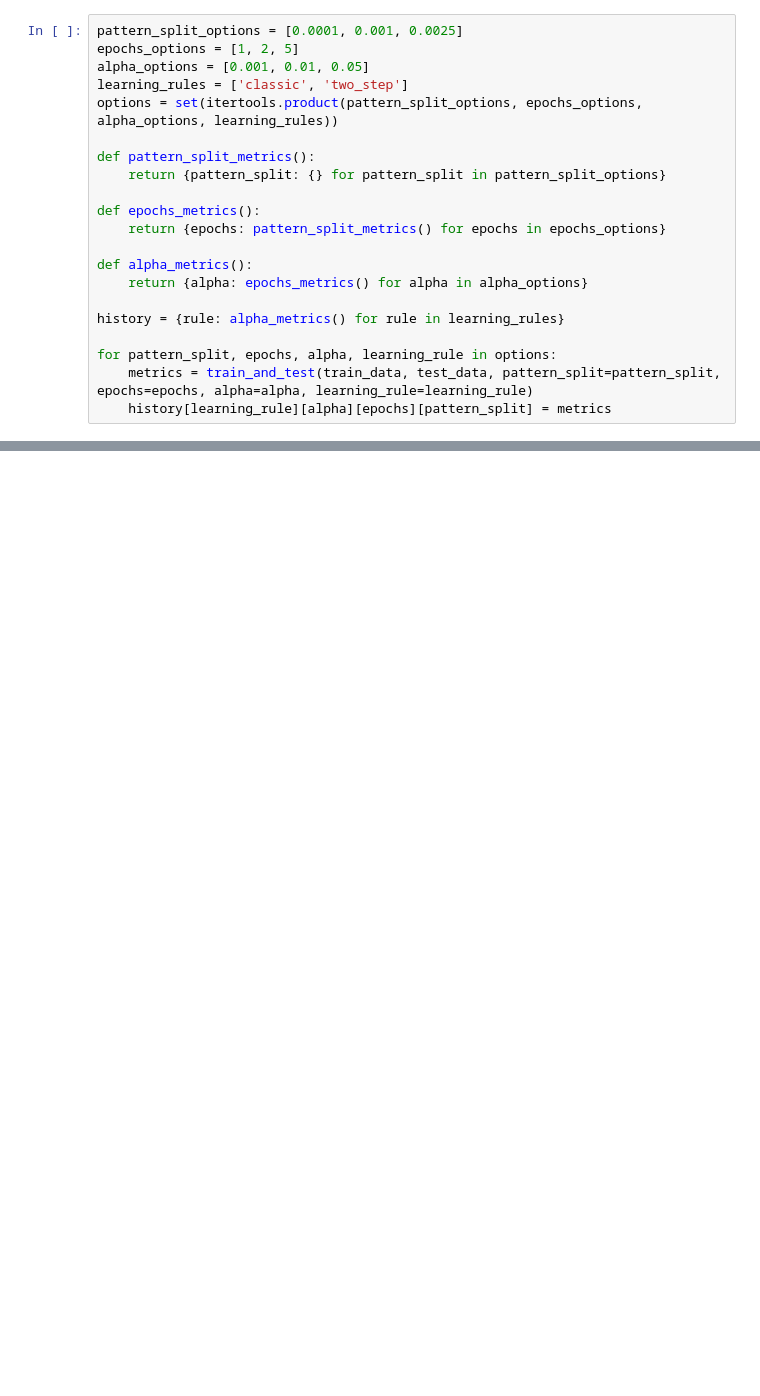
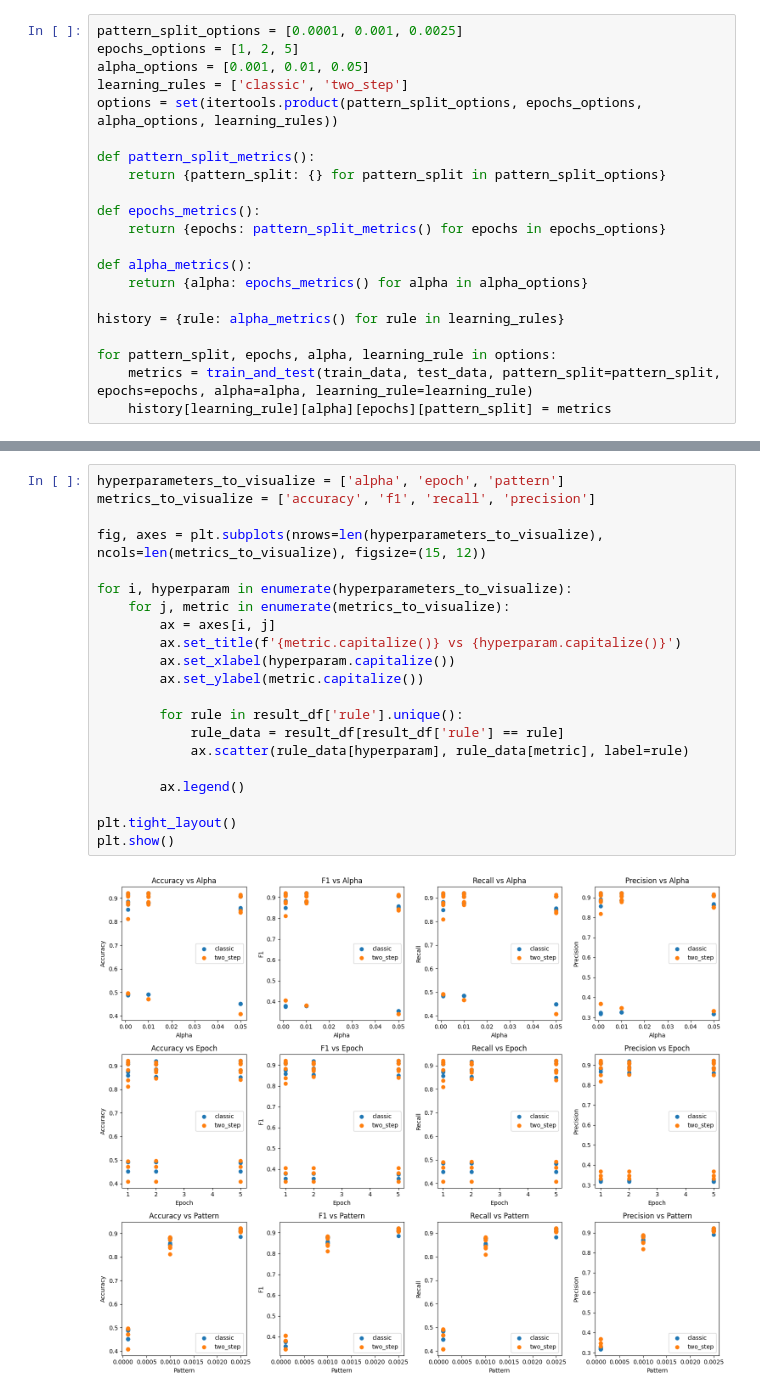
Before and after one commit to volodymyrkir/python_neural_nets, a Jupyter notebook: tasks/task_5.ipynb, the cells around one changed output, grey strips where cells are left out. Saved outputs shown, nothing was run; the diff lists cells and outputs as text; blank space fills up the shorter version.

```diff
--- a/tasks/task_5.ipynb
+++ b/tasks/task_5.ipynb
@@ -55,0 +118,23 @@ for pattern_split, epochs, alpha, learning_rule in options:
+# %%
+hyperparameters_to_visualize = ['alpha', 'epoch', 'pattern']
+metrics_to_visualize = ['accuracy', 'f1', 'recall', 'precision']
+
+fig, axes = plt.subplots(nrows=len(hyperparameters_to_visualize), ncols=len(metrics_to_visualize), figsize=(15, 12))
+
+for i, hyperparam in enumerate(hyperparameters_to_visualize):
+    for j, metric in enumerate(metrics_to_visualize):
+        ax = axes[i, j]
+        ax.set_title(f'{metric.capitalize()} vs {hyperparam.capitalize()}')
+        ax.set_xlabel(hyperparam.capitalize())
+        ax.set_ylabel(metric.capitalize())
+
+        for rule in result_df['rule'].unique():
+            rule_data = result_df[result_df['rule'] == rule]
+            ax.scatter(rule_data[hyperparam], rule_data[metric], label=rule)
+
+        ax.legend()
+
+plt.tight_layout()
+plt.show()
+# %% [output]
+[figure, added]
```
Also changed, not shown: parts of 5 cells of this notebook, 1 other file.
